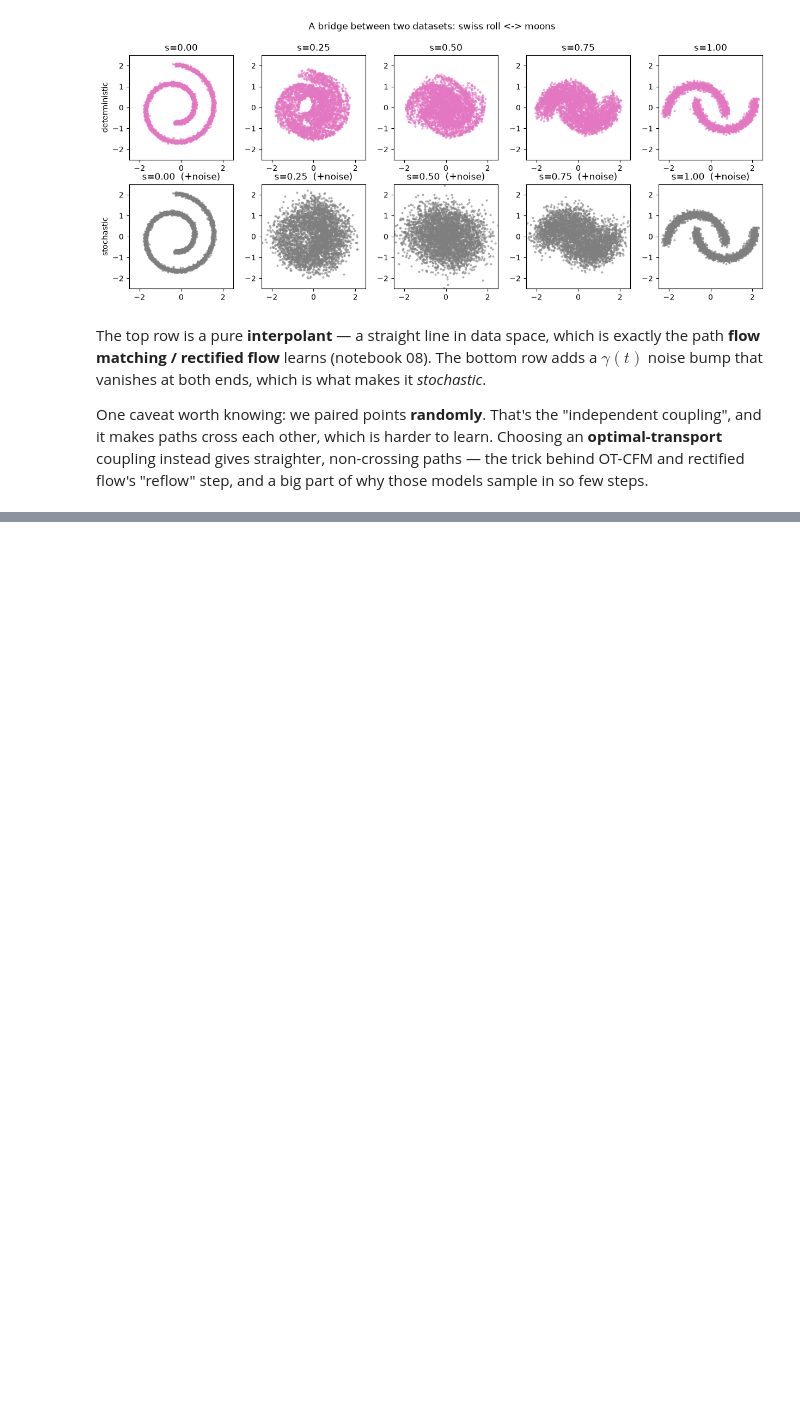
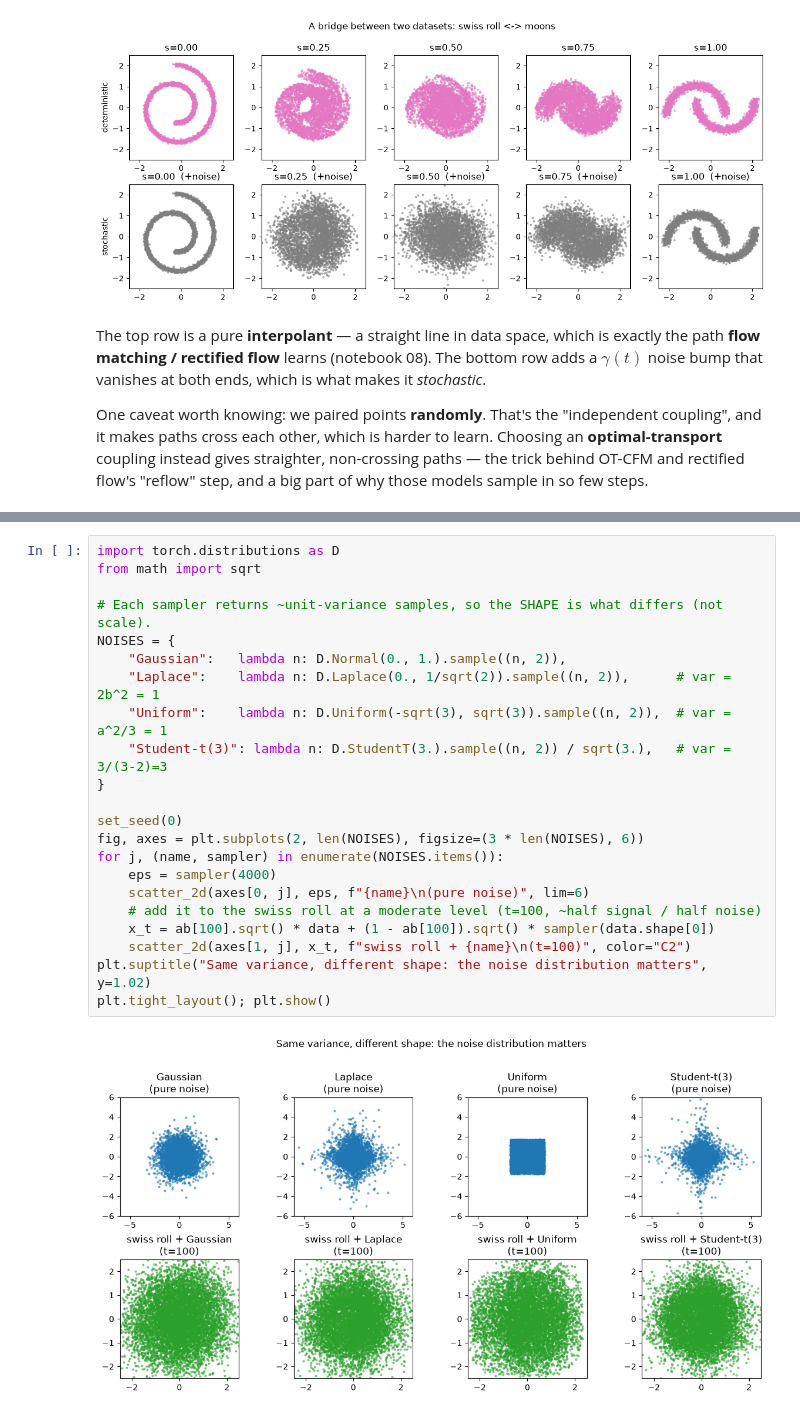
Before and after one commit to maksiksay/nanoDiffusion, a Jupyter notebook: notebooks/01b_forward_process_zoo.ipynb, the cells around one changed output, grey strips where cells are left out. Saved outputs shown, nothing was run; the diff lists cells and outputs as text; blank space fills up the shorter version.

```diff
--- a/notebooks/01b_forward_process_zoo.ipynb
+++ b/notebooks/01b_forward_process_zoo.ipynb
@@ -305,0 +332,24 @@ those models sample in so few steps.
+# %%
+import torch.distributions as D
+from math import sqrt
+
+# Each sampler returns ~unit-variance samples, so the SHAPE is what differs (not scale).
+NOISES = {
+    "Gaussian":   lambda n: D.Normal(0., 1.).sample((n, 2)),
+    "Laplace":    lambda n: D.Laplace(0., 1/sqrt(2)).sample((n, 2)),      # var = 2b^2 = 1
+    "Uniform":    lambda n: D.Uniform(-sqrt(3), sqrt(3)).sample((n, 2)),  # var = a^2/3 = 1
+    "Student-t(3)": lambda n: D.StudentT(3.).sample((n, 2)) / sqrt(3.),   # var = 3/(3-2)=3
+}
+
+set_seed(0)
+fig, axes = plt.subplots(2, len(NOISES), figsize=(3 * len(NOISES), 6))
+for j, (name, sampler) in enumerate(NOISES.items()):
+    eps = sampler(4000)
+    scatter_2d(axes[0, j], eps, f"{name}\n(pure noise)", lim=6)
+    # add it to the swiss roll at a moderate level (t=100, ~half signal / half noise)
+    x_t = ab[100].sqrt() * data + (1 - ab[100]).sqrt() * sampler(data.shape[0])
+    scatter_2d(axes[1, j], x_t, f"swiss roll + {name}\n(t=100)", color="C2")
+plt.suptitle("Same variance, different shape: the noise distribution matters", y=1.02)
+plt.tight_layout(); plt.show()
+# %% [output]
+[figure, added]
```
Also changed, not shown: parts of 11 cells of this notebook.
